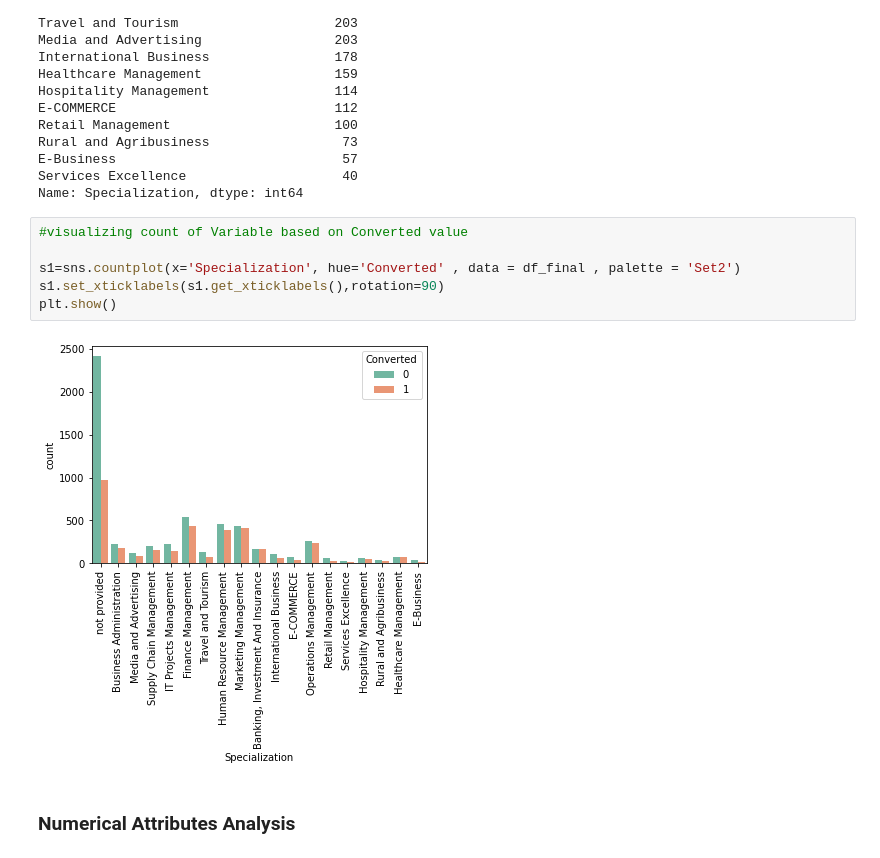
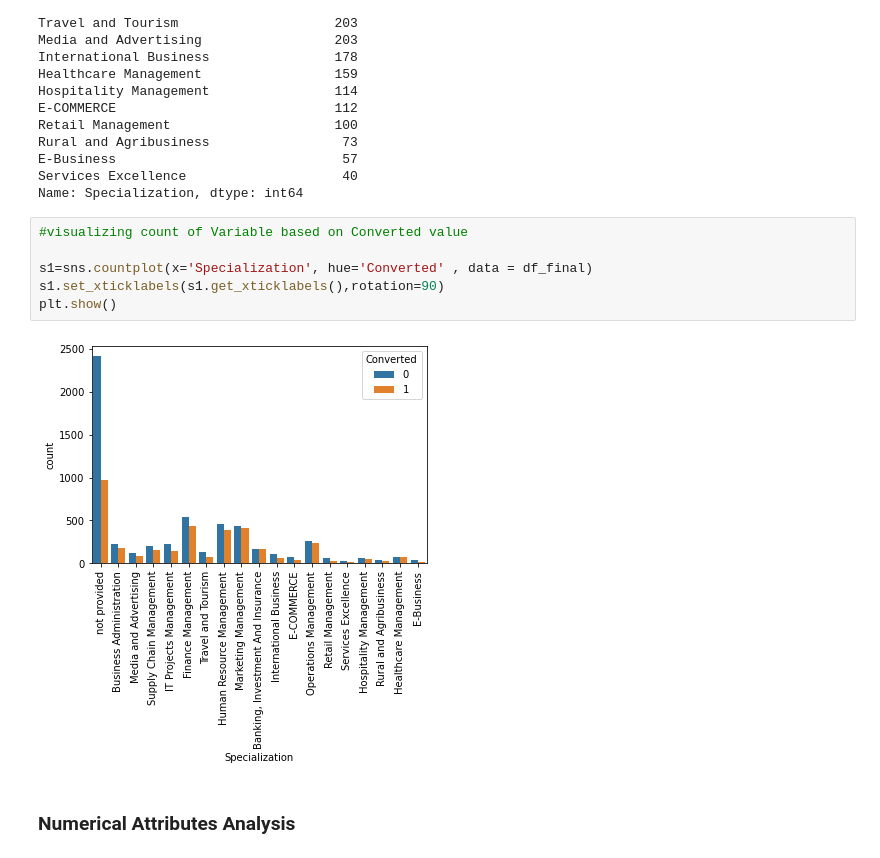
Before and after one commit to akshayr01/lead-scoring-case-study, a Jupyter notebook: Lead_Scoring_Case_Study_v0.1.ipynb, the cells around one changed output. Drawn from its saved outputs; the diff is of its cells as text.

```diff
--- a/Lead_Scoring_Case_Study_v0.1.ipynb
+++ b/Lead_Scoring_Case_Study_v0.1.ipynb
@@ -742,11 +742,11 @@ Name: Specialization, dtype: int64
 # %%
 #visualizing count of Variable based on Converted value
 
-s1=sns.countplot(x='Specialization', hue='Converted' , data = df_final , palette = 'Set2')
+s1=sns.countplot(x='Specialization', hue='Converted' , data = df_final)
 s1.set_xticklabels(s1.get_xticklabels(),rotation=90)
 plt.show()
 # %% [output]
-[figure, old version]
+[figure, new version]
 # %% [markdown]
 ###  Numerical Attributes Analysis
 # %% [markdown]
```
Also changed, not shown: parts of 31 cells of this notebook.
